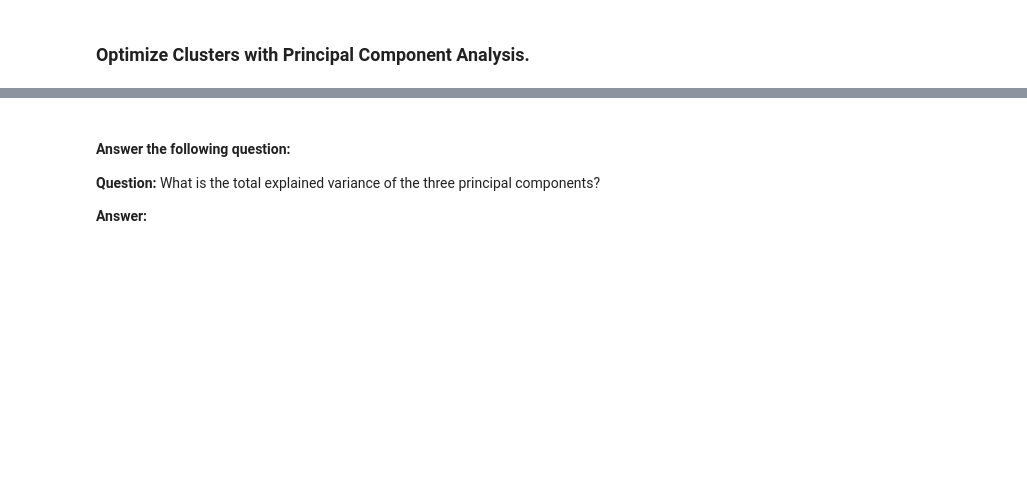
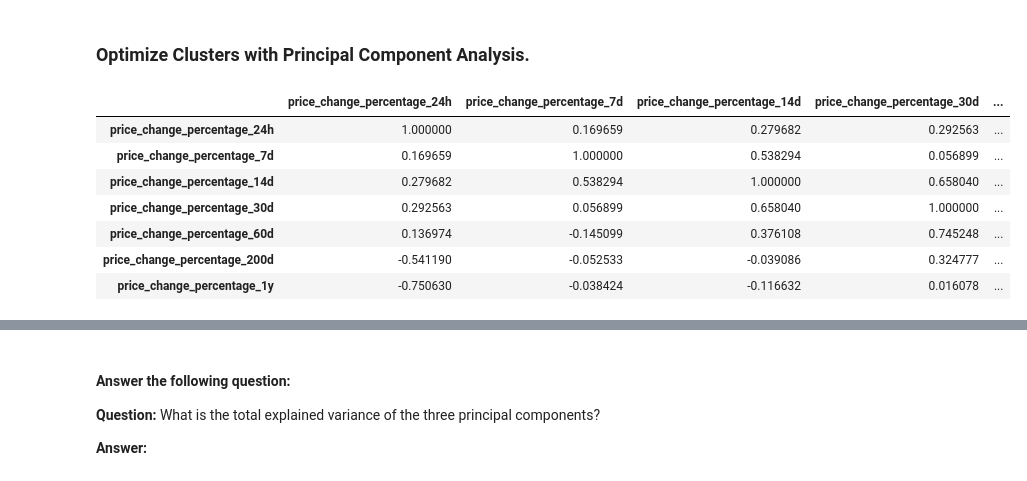
Before and after one commit to ajmonte0920/18_da_sep2024_hw_19_CryptoClustering, a Jupyter notebook: Crypto_Clustering_ajm.ipynb, the cells around one changed output, grey strips where cells are left out. Saved outputs shown, nothing was run; the diff lists cells and outputs as text; code cells hidden in the pictures; blank space fills up the shorter version.

```diff
--- a/Crypto_Clustering_ajm.ipynb
+++ b/Crypto_Clustering_ajm.ipynb
@@ -361,3 +361,15 @@ df_sub2.reset_index().hvplot.scatter(
 ---
 # %% [markdown]
 ### Optimize Clusters with Principal Component Analysis.
+# %%
+ corrs = df_scaled.corr()
+corrs
+# %% [output]
+|  | price_change_percentage_24h | price_change_percentage_7d | price_change_percentage_14d | price_change_percentage_30d | ... |
+| price_change_percentage_24h | 1.000000 | 0.169659 | 0.279682 | 0.292563 | ... |
+| price_change_percentage_7d | 0.169659 | 1.000000 | 0.538294 | 0.056899 | ... |
+| price_change_percentage_14d | 0.279682 | 0.538294 | 1.000000 | 0.658040 | ... |
+| price_change_percentage_30d | 0.292563 | 0.056899 | 0.658040 | 1.000000 | ... |
+| price_change_percentage_60d | 0.136974 | -0.145099 | 0.376108 | 0.745248 | ... |
+| price_change_percentage_200d | -0.541190 | -0.052533 | -0.039086 | 0.324777 | ... |
+| price_change_percentage_1y | -0.750630 | -0.038424 | -0.116632 | 0.016078 | ... |
```
Also changed, not shown: parts of 8 cells of this notebook.
